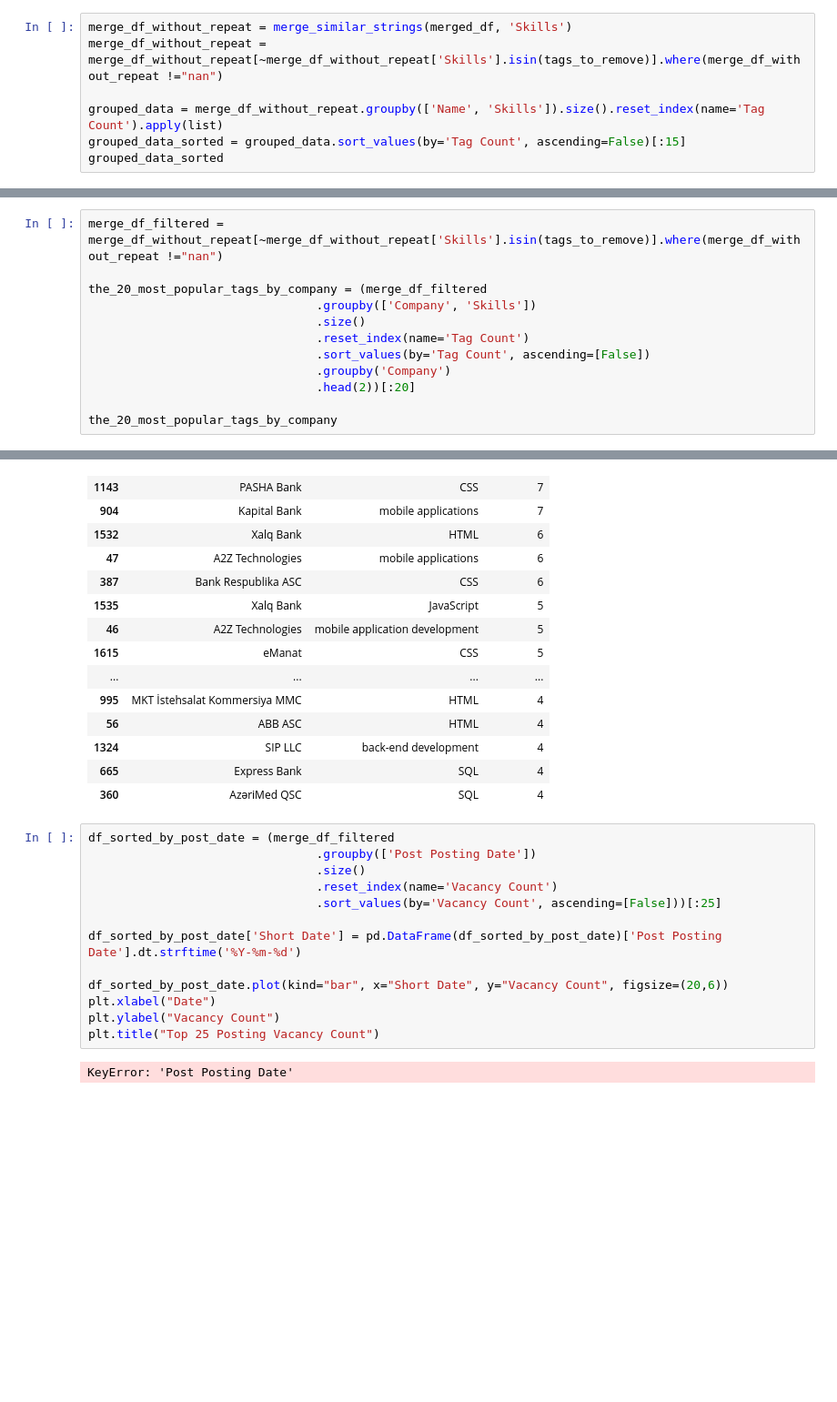
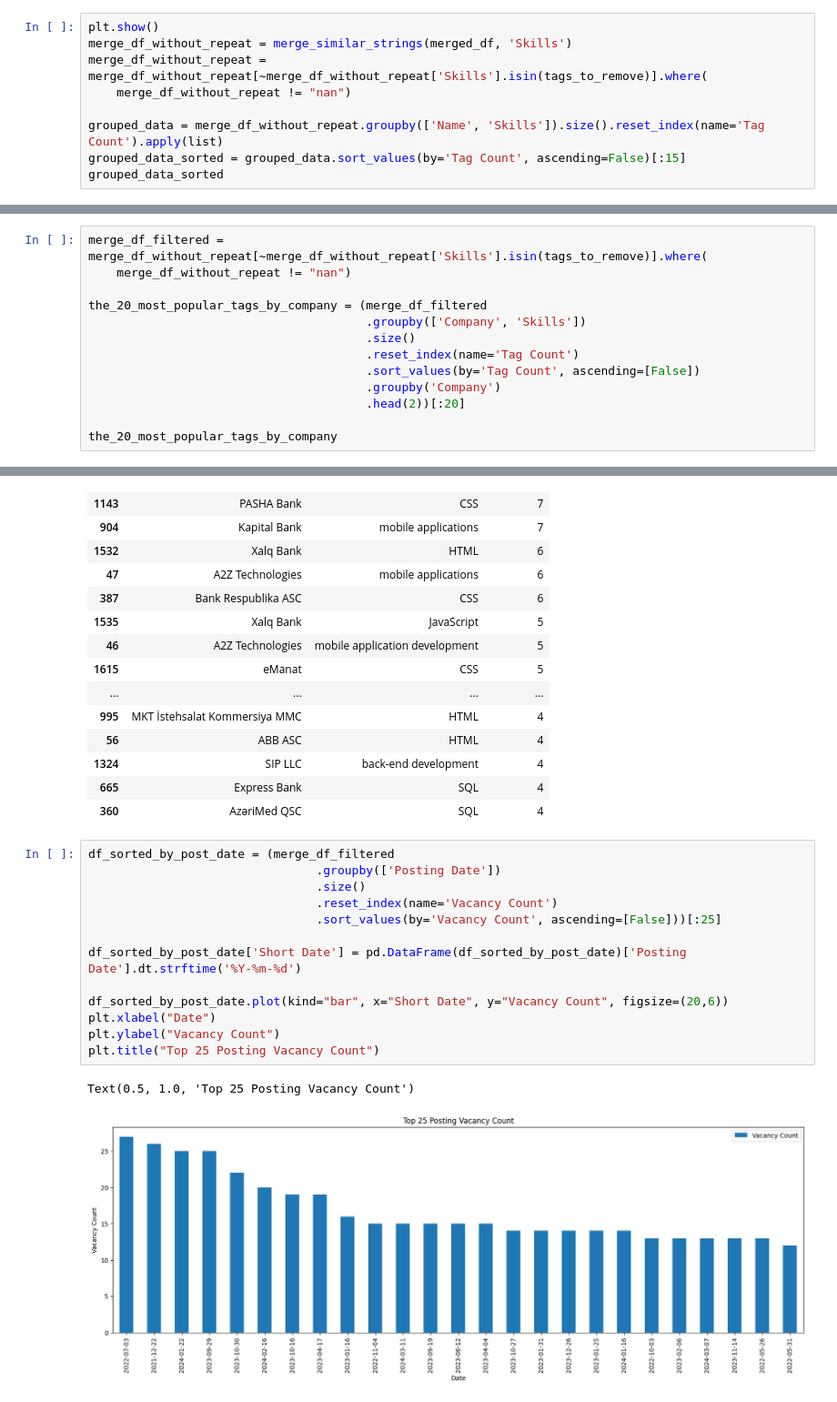
Before and after one commit to LalaMamedova/Data_Science-Analytics_Projects, a Jupyter notebook: Software developer in Azerbaijan/python files/website data.ipynb, the cells around one changed output, grey strips where cells are left out. Shown: that part at 91% size. Saved outputs shown, nothing was run; the diff lists cells and outputs as text; blank space fills up the shorter version.

Commit message:
Change some files and table name

```diff
--- a/Software developer in Azerbaijan/software_analysis/data.ipynb
+++ b/Software developer in Azerbaijan/python files/website data.ipynb
@@ -252,8 +250,10 @@ plt.show()
 # %% [output]
 [figure]
 # %%
+plt.show()
 merge_df_without_repeat = merge_similar_strings(merged_df, 'Skills')
-merge_df_without_repeat = merge_df_without_repeat[~merge_df_without_repeat['Skills'].isin(tags_to_remove)].where(merge_df_without_repeat !="nan")
+merge_df_without_repeat = merge_df_without_repeat[~merge_df_without_repeat['Skills'].isin(tags_to_remove)].where(
+    merge_df_without_repeat != "nan")
 
 grouped_data = merge_df_without_repeat.groupby(['Name', 'Skills']).size().reset_index(name='Tag Count').apply(list)
 grouped_data_sorted = grouped_data.sort_values(by='Tag Count', ascending=False)[:15]
@@ -276,15 +276,16 @@ grouped_data_sorted
 | 424 | Flutter developer | ingilis dili | 4 |
 | 139 | Back end Developer | C# | 4 |
 # %%
-merge_df_filtered = merge_df_without_repeat[~merge_df_without_repeat['Skills'].isin(tags_to_remove)].where(merge_df_without_repeat !="nan")
+merge_df_filtered = merge_df_without_repeat[~merge_df_without_repeat['Skills'].isin(tags_to_remove)].where(
+    merge_df_without_repeat != "nan")
 
 the_20_most_popular_tags_by_company = (merge_df_filtered
-                                .groupby(['Company', 'Skills'])
-                                .size()
-                                .reset_index(name='Tag Count')
-                                .sort_values(by='Tag Count', ascending=[False])
-                                .groupby('Company')
-                                .head(2))[:20]
+                                       .groupby(['Company', 'Skills'])
+                                       .size()
+                                       .reset_index(name='Tag Count')
+                                       .sort_values(by='Tag Count', ascending=[False])
+                                       .groupby('Company')
+                                       .head(2))[:20]
 
 the_20_most_popular_tags_by_company
 # %% [output]
@@ -307,17 +308,18 @@ the_20_most_popular_tags_by_company
 | 360 | AzəriMed QSC | SQL | 4 |
 # %%
 df_sorted_by_post_date = (merge_df_filtered
-                                .groupby(['Post Posting Date'])
+                                .groupby(['Posting Date'])
                                 .size()
                                 .reset_index(name='Vacancy Count')
                                 .sort_values(by='Vacancy Count', ascending=[False]))[:25]
 
-df_sorted_by_post_date['Short Date'] = pd.DataFrame(df_sorted_by_post_date)['Post Posting Date'].dt.strftime('%Y-%m-%d')
+df_sorted_by_post_date['Short Date'] = pd.DataFrame(df_sorted_by_post_date)['Posting Date'].dt.strftime('%Y-%m-%d')
 
 df_sorted_by_post_date.plot(kind="bar", x="Short Date", y="Vacancy Count", figsize=(20,6))
 plt.xlabel("Date")
 plt.ylabel("Vacancy Count")
 plt.title("Top 25 Posting Vacancy Count")
 # %% [output]
-KeyError: 'Post Posting Date'
+Text(0.5, 1.0, 'Top 25 Posting Vacancy Count')
+[figure, added]
 # %%
```
Also changed, not shown: parts of 20 cells of this notebook, 3 other files.
